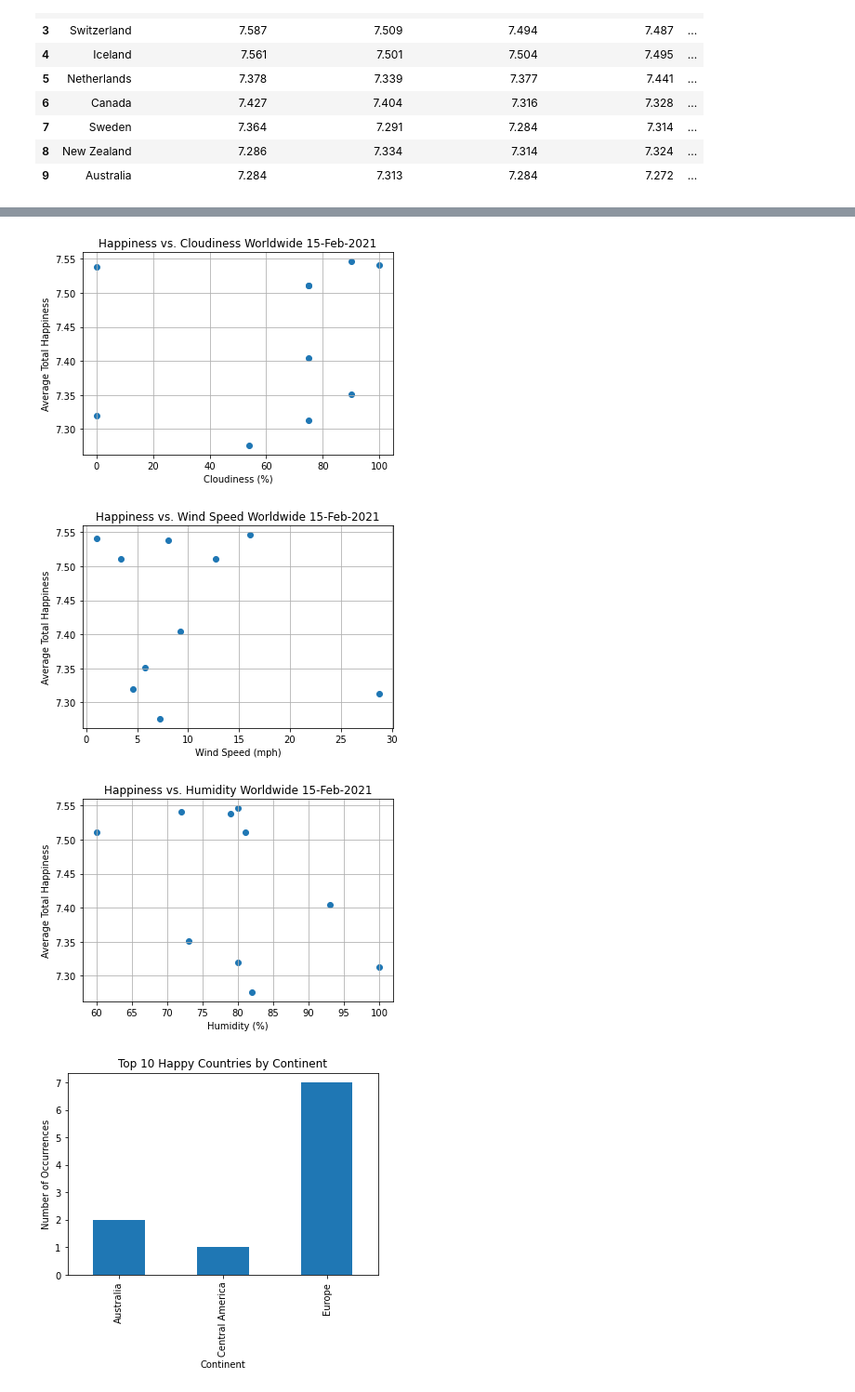
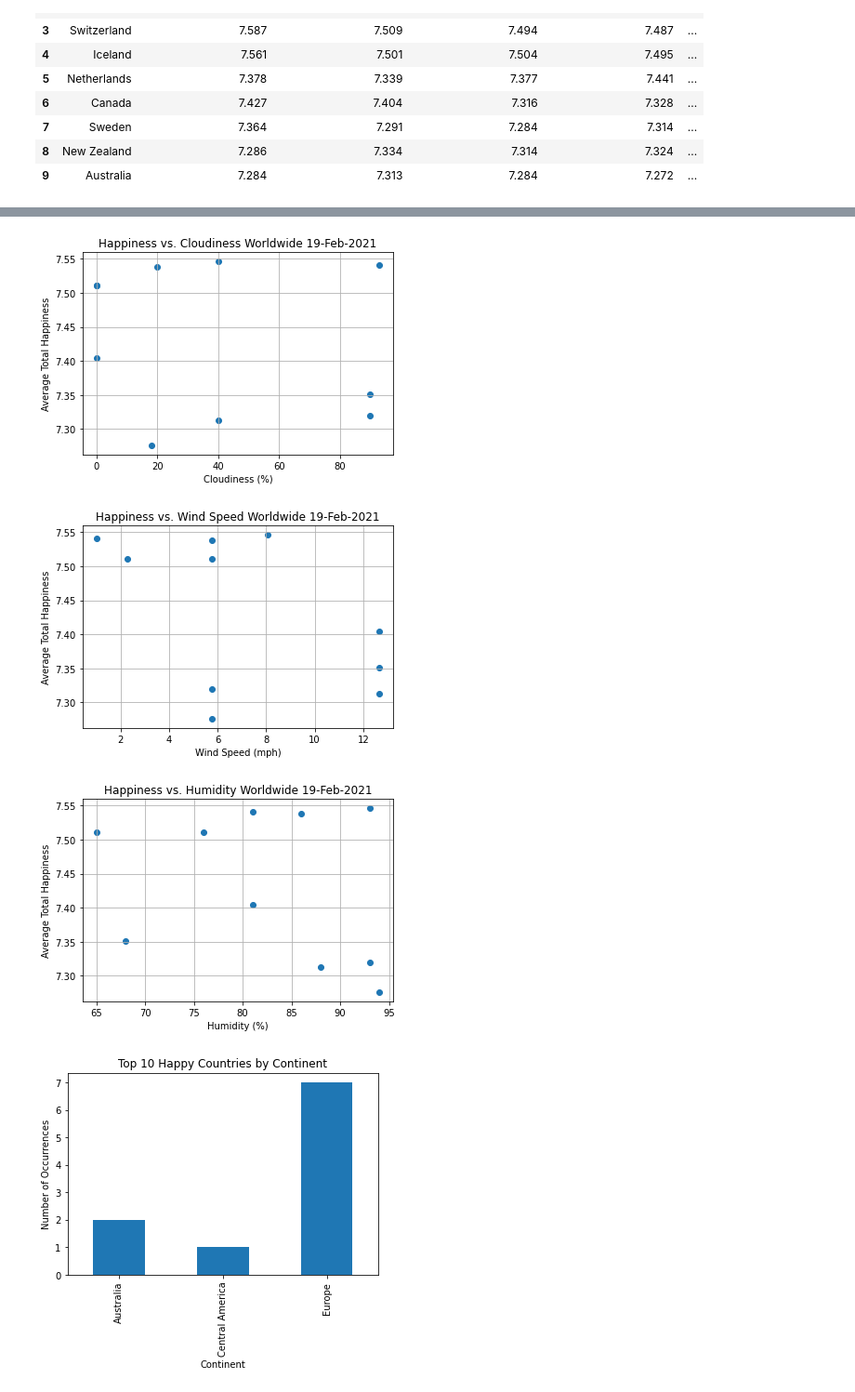
Before and after one commit to reginesgit/Factors-Contributing-to-a-Countrys-Happiness, a Jupyter notebook: Weather/Weather_Report.ipynb, the cells around one changed output, grey strips where cells are left out. Shown at 93% size. Saved outputs shown, nothing was run; the diff lists cells and outputs as text; code cells hidden in the pictures.

```diff
--- a/Weather/Weather_Report.ipynb
+++ b/Weather/Weather_Report.ipynb
@@ -106,30 +90,30 @@ cities_weather_df.plot('Temp', 'Avg Happiness', kind='scatter', s=120, linewidth
 # %%
 plt.scatter(cities_weather_df["Cloudiness"], cities_weather_df["Avg Happiness"], marker="o")
-plt.title("Happiness vs. Cloudiness Worldwide 15-Feb-2021")
+plt.title("Happiness vs. Cloudiness Worldwide 19-Feb-2021")
 plt.ylabel("Average Total Happiness")
 plt.xlabel("Cloudiness (%)")
 plt.grid(True)
 plt.savefig("../Images/CloudVStempWorld.png")
 # %% [output]
-[figure, old version]
+[figure, new version]
 # %%
 plt.scatter(cities_weather_df["Wind Speed"], cities_weather_df["Avg Happiness"], marker="o")
-plt.title("Happiness vs. Wind Speed Worldwide 15-Feb-2021")
+plt.title("Happiness vs. Wind Speed Worldwide 19-Feb-2021")
 plt.ylabel("Average Total Happiness")
 plt.xlabel("Wind Speed (mph)")
 plt.grid(True)
 plt.savefig("../Images/WindVStempWorld.png")
 # %% [output]
-[figure, old version]
+[figure, new version]
 # %%
 plt.scatter(cities_weather_df["Humidity"], cities_weather_df["Avg Happiness"], marker="o")
-plt.title("Happiness vs. Humidity Worldwide 15-Feb-2021")
+plt.title("Happiness vs. Humidity Worldwide 19-Feb-2021")
 plt.ylabel("Average Total Happiness")
 plt.xlabel("Humidity (%)")
 plt.grid(True)
 plt.savefig("../Images/HumidVStempWorld.png")
 # %% [output]
-[figure, old version]
+[figure, new version]
 # %%
 # Split up our data into groups based upon 'continent'
 region_groups = cities_weather_df.groupby('ContinentName')
```
Also changed, not shown: parts of 3 cells of this notebook, 10 other files.
